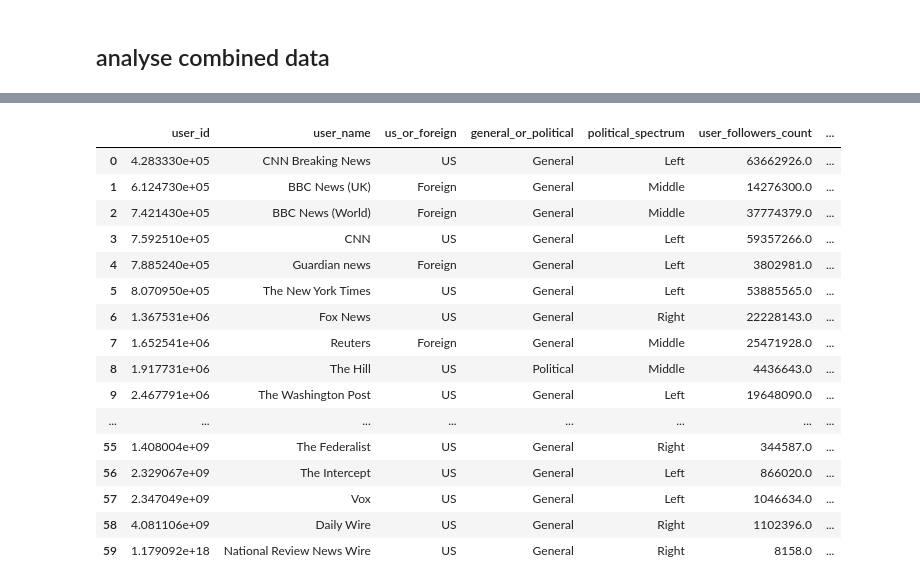
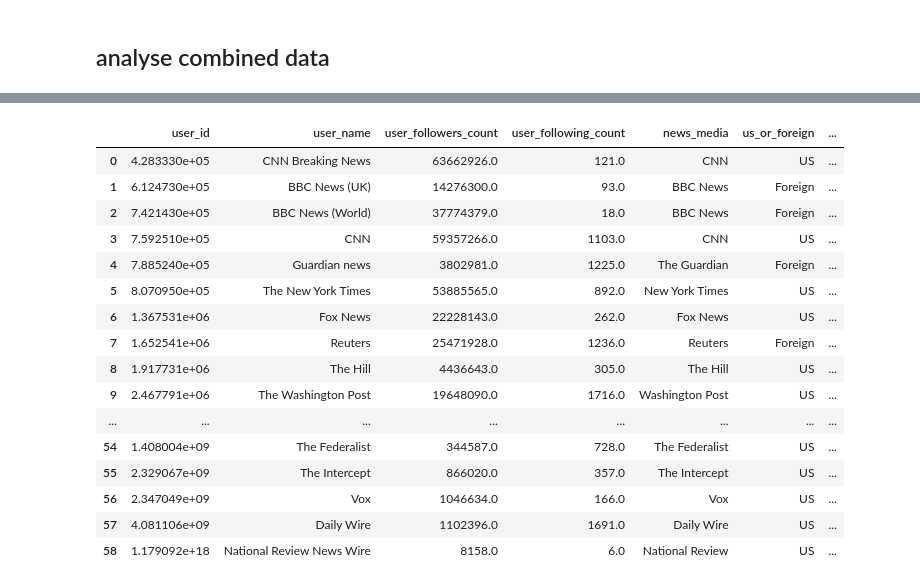
Before and after one commit to katherineskc/data_science_tweets_neutrality, a Jupyter notebook: preliminary_analysis.ipynb, the cells around one changed output, grey strips where cells are left out. Saved outputs shown, nothing was run; the diff lists cells and outputs as text; code cells hidden in the pictures.

```diff
--- a/preliminary_analysis.ipynb
+++ b/preliminary_analysis.ipynb
@@ -80,0 +88,3 @@ combined_tweet_sentiments_score_df[combined_tweet_sentiments_score_df.duplicated
+# %%
+twitter_user_details_data = twitter_user_details_data[twitter_user_details_data['user_verified']==True]
+twitter_user_details_data.shape
@@ -92,7 +110,7 @@ combined_tweet_sentiments_score_user_df[combined_tweet_sentiments_score_user_df.
 0 rows × 37 columns
 # %%
 # combine combined_news_media_tweets_sentiments_score_df and news_media_basic_data
-combined_news_media_tweets_sentiments_score_news_media_df = pd.merge(combined_tweet_sentiments_score_user_df, news_media_basic_data, left_on='user_username', right_on='twitter_username', how='left',validate='many_to_one')
+combined_news_media_tweets_sentiments_score_news_media_df = pd.merge(combined_tweet_sentiments_score_user_df, news_media_basic_data, left_on='user_username', right_on='twitter_username', how='inner',validate='many_to_one')
 
 # check for duplicates for ccombined_news_media_tweets_sentiments_score_news_media_df
 combined_news_media_tweets_sentiments_score_news_media_df[combined_news_media_tweets_sentiments_score_news_media_df.duplicated(['tweet_id'], keep=False)]
@@ -149,2 +165,2 @@ combined_data = combined_news_media_tweets_sentiments_score_news_media_df[combin
 # %%
-combined_data.shape
+combined_data = combined_news_media_tweets_sentiments_score_news_media_df
@@ -191,35 +209,34 @@ Name: tweet_type, dtype: int64
 # %%
 # count total tweet and tweeted date per news media
 analysis_df = combined_data.groupby(['user_id',
-                                                    'user_name',
-                                                    'us_or_foreign',
-                                                    'general_or_political',
-                                                    'political_spectrum',
-                                                    'user_followers_count',
-                                                    'user_following_count',
-                                                    'user_tweet_count'
-                                                   ])[['tweet_id','tweet_created_at_date']].nunique().add_prefix('count_').reset_index()
+                                     'user_name',
+                                     'user_followers_count',
+                                     'user_following_count',
+                                     'news_media',
+                                     'us_or_foreign',
+                                     'general_or_political',
+                                     'political_spectrum',
+                                    ])[['tweet_id','tweet_created_at_date']].nunique().add_prefix('count_total_').reset_index()
 
 # calculate average tweet per day
-analysis_df['average_tweet_per_day'] = round(analysis_df['count_tweet_id']/analysis_df['count_tweet_created_at_date'],2)
+analysis_df['average_total_tweet_per_day'] = round(analysis_df['count_total_tweet_id']/analysis_df['count_total_tweet_created_at_date'],2)
 
-# combined_tweets_2022_july_df.groupby(['user_id','user_name']).apply(lambda x: round(x['tweet_id'].nunique()/31)).reset_index(name ='Average Tweet per Day')
 analysis_df.head(60)
 # %% [output]
-|  | user_id | user_name | us_or_foreign | general_or_political | political_spectrum | user_followers_count | ... |
-| 0 | 4.283330e+05 | CNN Breaking News | US | General | Left | 63662926.0 | ... |
-| 1 | 6.124730e+05 | BBC News (UK) | Foreign | General | Middle | 14276300.0 | ... |
-| 2 | 7.421430e+05 | BBC News (World) | Foreign | General | Middle | 37774379.0 | ... |
-| 3 | 7.592510e+05 | CNN | US | General | Left | 59357266.0 | ... |
-| 4 | 7.885240e+05 | Guardian news | Foreign | General | Left | 3802981.0 | ... |
-| 5 | 8.070950e+05 | The New York Times | US | General | Left | 53885565.0 | ... |
-| 6 | 1.367531e+06 | Fox News | US | General | Right | 22228143.0 | ... |
-| 7 | 1.652541e+06 | Reuters | Foreign | General | Middle | 25471928.0 | ... |
-| 8 | 1.917731e+06 | The Hill | US | Political | Middle | 4436643.0 | ... |
-| 9 | 2.467791e+06 | The Washington Post | US | General | Left | 19648090.0 | ... |
+|  | user_id | user_name | user_followers_count | user_following_count | news_media | us_or_foreign | ... |
+| 0 | 4.283330e+05 | CNN Breaking News | 63662926.0 | 121.0 | CNN | US | ... |
+| 1 | 6.124730e+05 | BBC News (UK) | 14276300.0 | 93.0 | BBC News | Foreign | ... |
+| 2 | 7.421430e+05 | BBC News (World) | 37774379.0 | 18.0 | BBC News | Foreign | ... |
+| 3 | 7.592510e+05 | CNN | 59357266.0 | 1103.0 | CNN | US | ... |
+| 4 | 7.885240e+05 | Guardian news | 3802981.0 | 1225.0 | The Guardian | Foreign | ... |
+| 5 | 8.070950e+05 | The New York Times | 53885565.0 | 892.0 | New York Times | US | ... |
+| 6 | 1.367531e+06 | Fox News | 22228143.0 | 262.0 | Fox News | US | ... |
+| 7 | 1.652541e+06 | Reuters | 25471928.0 | 1236.0 | Reuters | Foreign | ... |
+| 8 | 1.917731e+06 | The Hill | 4436643.0 | 305.0 | The Hill | US | ... |
+| 9 | 2.467791e+06 | The Washington Post | 19648090.0 | 1716.0 | Washington Post | US | ... |
 | ... | ... | ... | ... | ... | ... | ... | ... |
-| 55 | 1.408004e+09 | The Federalist | US | General | Right | 344587.0 | ... |
-| 56 | 2.329067e+09 | The Intercept | US | General | Left | 866020.0 | ... |
-| 57 | 2.347049e+09 | Vox | US | General | Left | 1046634.0 | ... |
-| 58 | 4.081106e+09 | Daily Wire | US | General | Right | 1102396.0 | ... |
-| 59 | 1.179092e+18 | National Review News Wire | US | General | Right | 8158.0 | ... |
+| 54 | 1.408004e+09 | The Federalist | 344587.0 | 728.0 | The Federalist | US | ... |
+| 55 | 2.329067e+09 | The Intercept | 866020.0 | 357.0 | The Intercept | US | ... |
+| 56 | 2.347049e+09 | Vox | 1046634.0 | 166.0 | Vox | US | ... |
+| 57 | 4.081106e+09 | Daily Wire | 1102396.0 | 1691.0 | Daily Wire | US | ... |
+| 58 | 1.179092e+18 | National Review News Wire | 8158.0 | 6.0 | National Review | US | ... |
```
Also changed, not shown: parts of 29 cells of this notebook.
